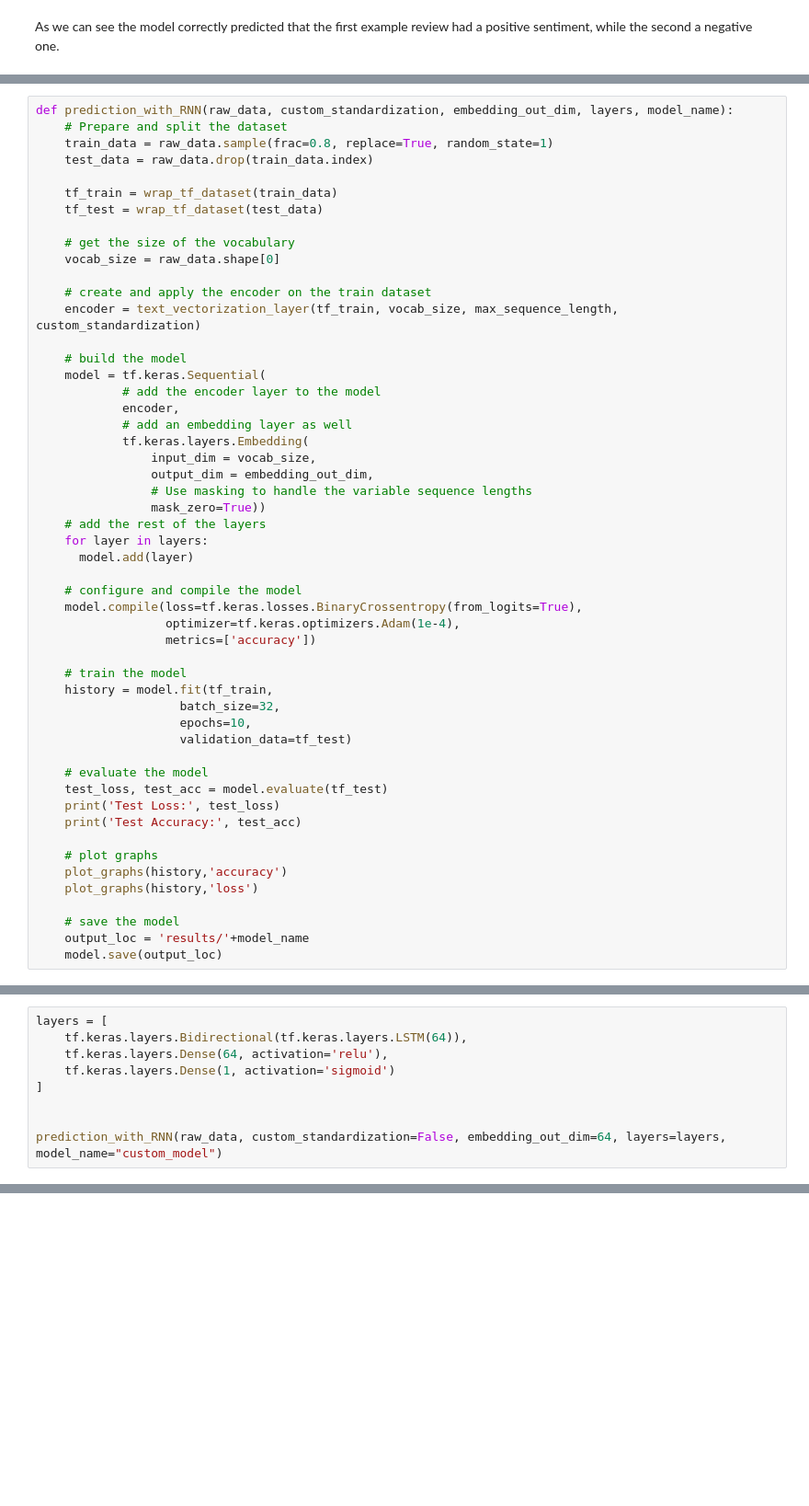
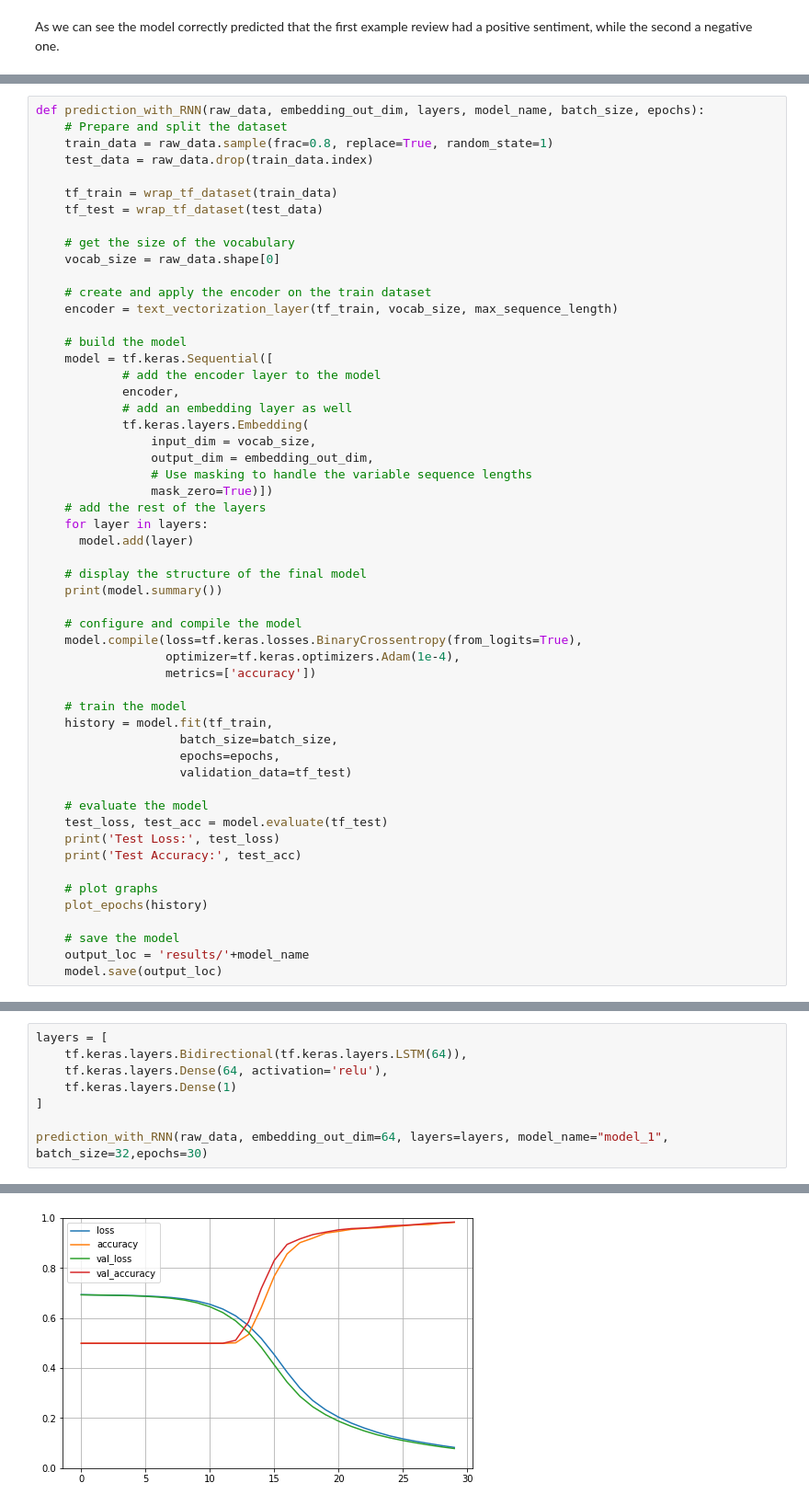
Before and after one commit to keresztesbeata/Intelligent-Systems-Lab, a Jupyter notebook: Restaurant-Reviews-NLP/RestaurantReviews.ipynb, the cells around one changed output, grey strips where cells are left out. Shown: that part at 92% size. Cells and saved outputs as stored; diff of their text form; blank space fills up the shorter version.

```diff
--- a/Restaurant-Reviews-NLP/RestaurantReviews.ipynb
+++ b/Restaurant-Reviews-NLP/RestaurantReviews.ipynb
@@ -818,5 +861,5 @@ Combining all the previous steps and testing it using the custom preprocessing/s
 # %%
-def prediction_with_RNN(raw_data, custom_standardization, embedding_out_dim, layers, model_name):
+def prediction_with_RNN(raw_data, embedding_out_dim, layers, model_name, batch_size, epochs):
     # Prepare and split the dataset
     train_data = raw_data.sample(frac=0.8, replace=True, random_state=1)
     test_data = raw_data.drop(train_data.index)
@@ -828,10 +871,10 @@ def prediction_with_RNN(raw_data, custom_standardization, embedding_out_dim, lay
     vocab_size = raw_data.shape[0]
 
     # create and apply the encoder on the train dataset
-    encoder = text_vectorization_layer(tf_train, vocab_size, max_sequence_length, custom_standardization)
+    encoder = text_vectorization_layer(tf_train, vocab_size, max_sequence_length)
 
     # build the model
-    model = tf.keras.Sequential(
+    model = tf.keras.Sequential([
             # add the encoder layer to the model
             encoder,
             # add an embedding layer as well
@@ -839,10 +882,13 @@ def prediction_with_RNN(raw_data, custom_standardization, embedding_out_dim, lay
                 input_dim = vocab_size,
                 output_dim = embedding_out_dim,
                 # Use masking to handle the variable sequence lengths
-                mask_zero=True))
+                mask_zero=True)])
     # add the rest of the layers
     for layer in layers:
       model.add(layer)
+
+    # display the structure of the final model
+    print(model.summary())
 
     # configure and compile the model
     model.compile(loss=tf.keras.losses.BinaryCrossentropy(from_logits=True),
@@ -851,8 +897,8 @@ def prediction_with_RNN(raw_data, custom_standardization, embedding_out_dim, lay
 
     # train the model
     history = model.fit(tf_train,
-                    batch_size=32,
-                    epochs=10,
+                    batch_size=batch_size,
+                    epochs=epochs,
                     validation_data=tf_test)
 
     # evaluate the model
@@ -861,8 +907,7 @@ def prediction_with_RNN(raw_data, custom_standardization, embedding_out_dim, lay
     print('Test Accuracy:', test_acc)
 
     # plot graphs
-    plot_graphs(history,'accuracy')
-    plot_graphs(history,'loss')
+    plot_epochs(history)
 
     # save the model
     output_loc = 'results/'+model_name
@@ -871,9 +925,8 @@ def prediction_with_RNN(raw_data, custom_standardization, embedding_out_dim, lay
 layers = [
     tf.keras.layers.Bidirectional(tf.keras.layers.LSTM(64)),
     tf.keras.layers.Dense(64, activation='relu'),
-    tf.keras.layers.Dense(1, activation='sigmoid')
+    tf.keras.layers.Dense(1)
 ]
 
-
-prediction_with_RNN(raw_data, custom_standardization=False, embedding_out_dim=64, layers=layers, model_name="custom_model")
+prediction_with_RNN(raw_data, embedding_out_dim=64, layers=layers, model_name="model_1", batch_size=32,epochs=30)
 # %% [output]
@@ -880,0 +950 @@ ValueError: ignored
+[figure, added]
```
Also changed, not shown: parts of 42 cells of this notebook.
